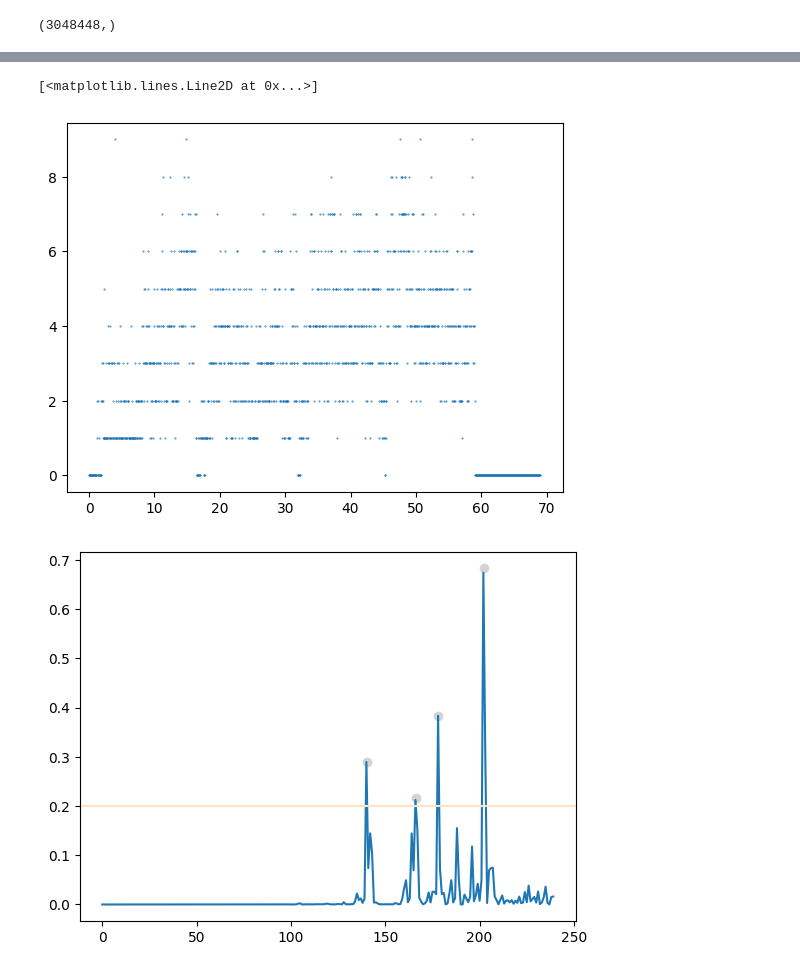
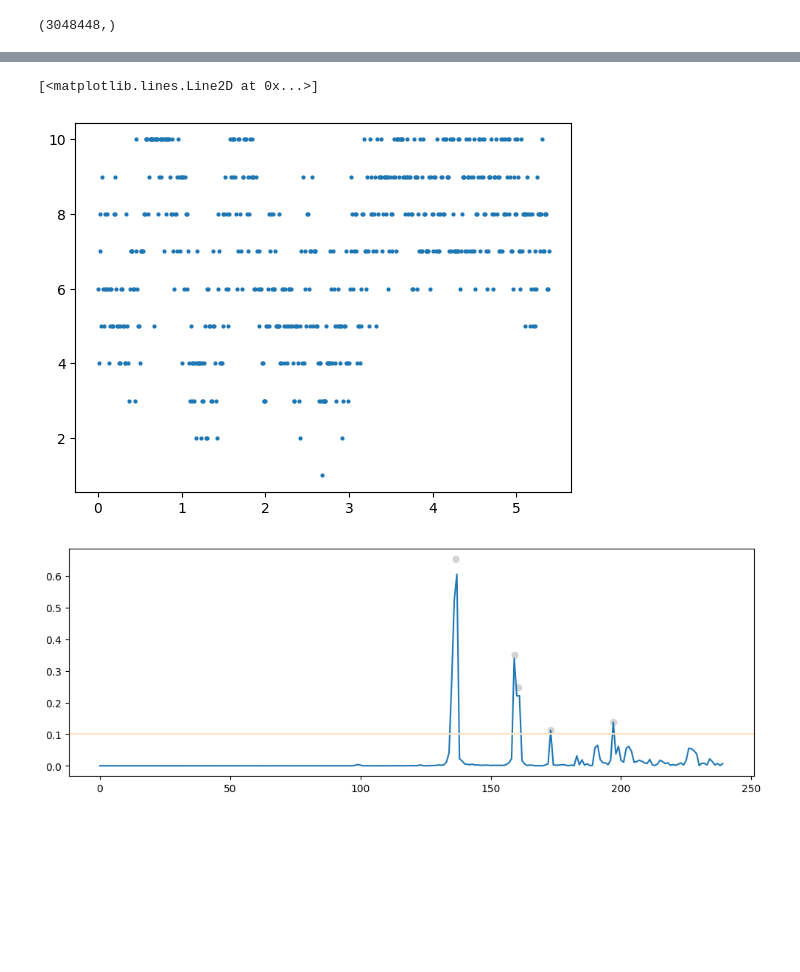
Before and after one commit to ajakovac/Mikrofonok, a Jupyter notebook: analysis.ipynb, the cells around one changed output, grey strips where cells are left out. Drawn from its saved outputs; the diff is of its cells as text; code cells hidden in the pictures; blank space fills up the shorter version.

```diff
--- a/analysis.ipynb
+++ b/analysis.ipynb
@@ -9,6 +10,6 @@ import noisereduce as nr
 from spectrogram import Spectogram
 # %%
-spect = Spectogram(linewidth=2, time_step=0.05)
+spect = Spectogram(linewidth=2, time_step=0.01)
 # %%
 trange = np.arange(0,3,spect.sampling_dt)
 O = 440 #Hz
@@ -100,19 +92,20 @@ plt.plot(spect.spectrum_data[int(21/spect.timestep)])
 # %%
-threshold = 0.2
+threshold = 0.1
 times, peaks = spect.find_maxima_in_spectrogram(threshold=threshold)
-plt.plot(times, [len(v) for v in peaks], 'o', ms=0.4)
+plt.plot(times, [len(v) for v in peaks], 'o', ms=2)
 # %% [output]
 [<matplotlib.lines.Line2D at 0x...>]
-[figure, old version]
+[figure, new version]
 # %%
-t = 14
+t = 0.3
 n = spect.time_to_index(1/spect.timestep, t)
-plt.plot(spect.spectrum_data[n])
-plt.axhline(threshold,color='bisque')
+fig,ax = plt.subplots(ncols=1, figsize=(12,4) )
+ax.plot(spect.spectrum_data[n])
+ax.axhline(threshold,color='bisque')
 for pos, freq, height in peaks[n]:
-    plt.scatter(pos, height, color='lightgrey')
+    ax.scatter(pos, height, color='lightgrey')
 # %% [output]
-[figure, old version]
+[figure, new version]
 # %%
 for i,p in enumerate(peaks):
     if len(p)==0:
```
Also changed, not shown: parts of 76 cells of this notebook, 2 other files.
